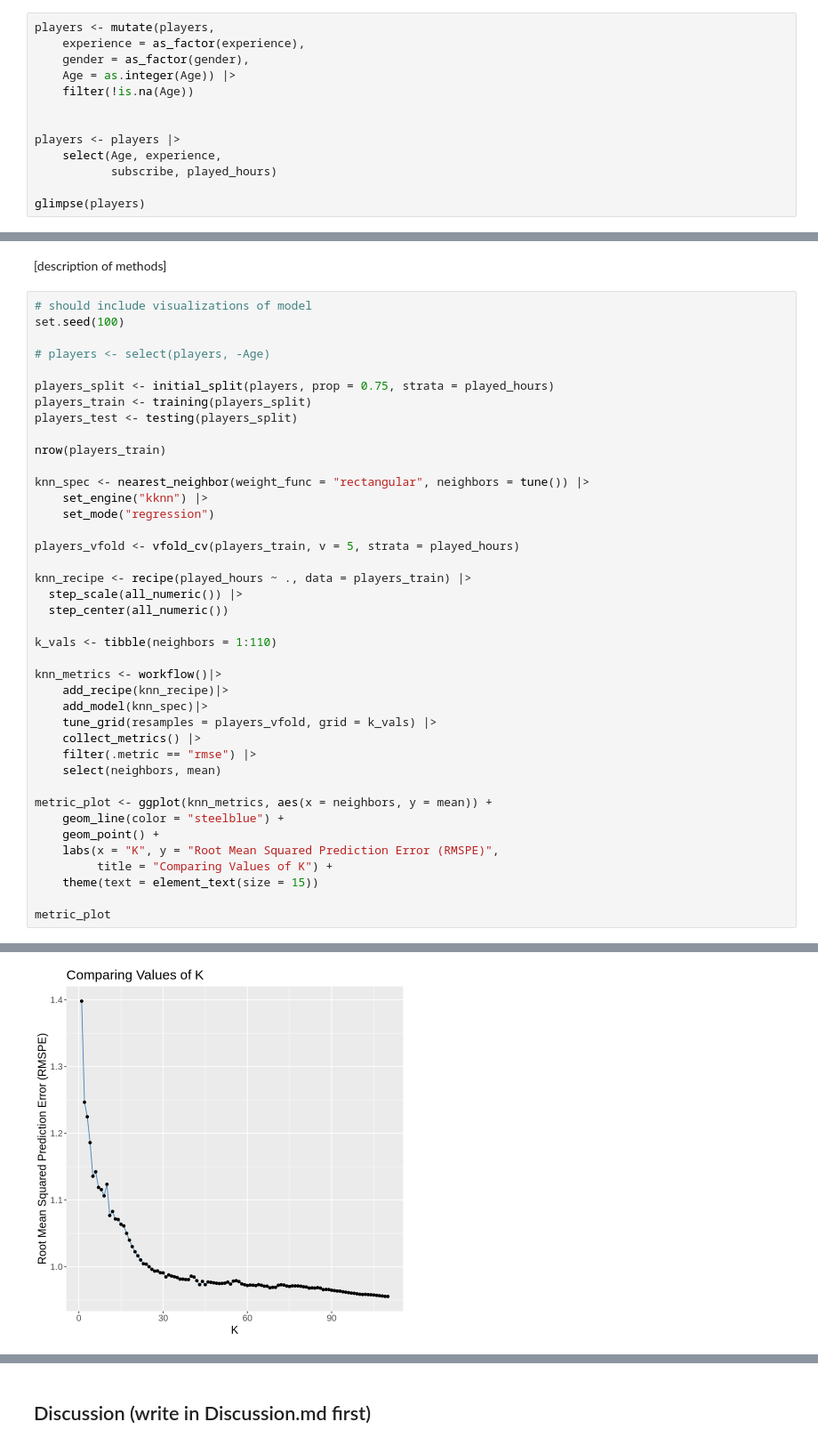
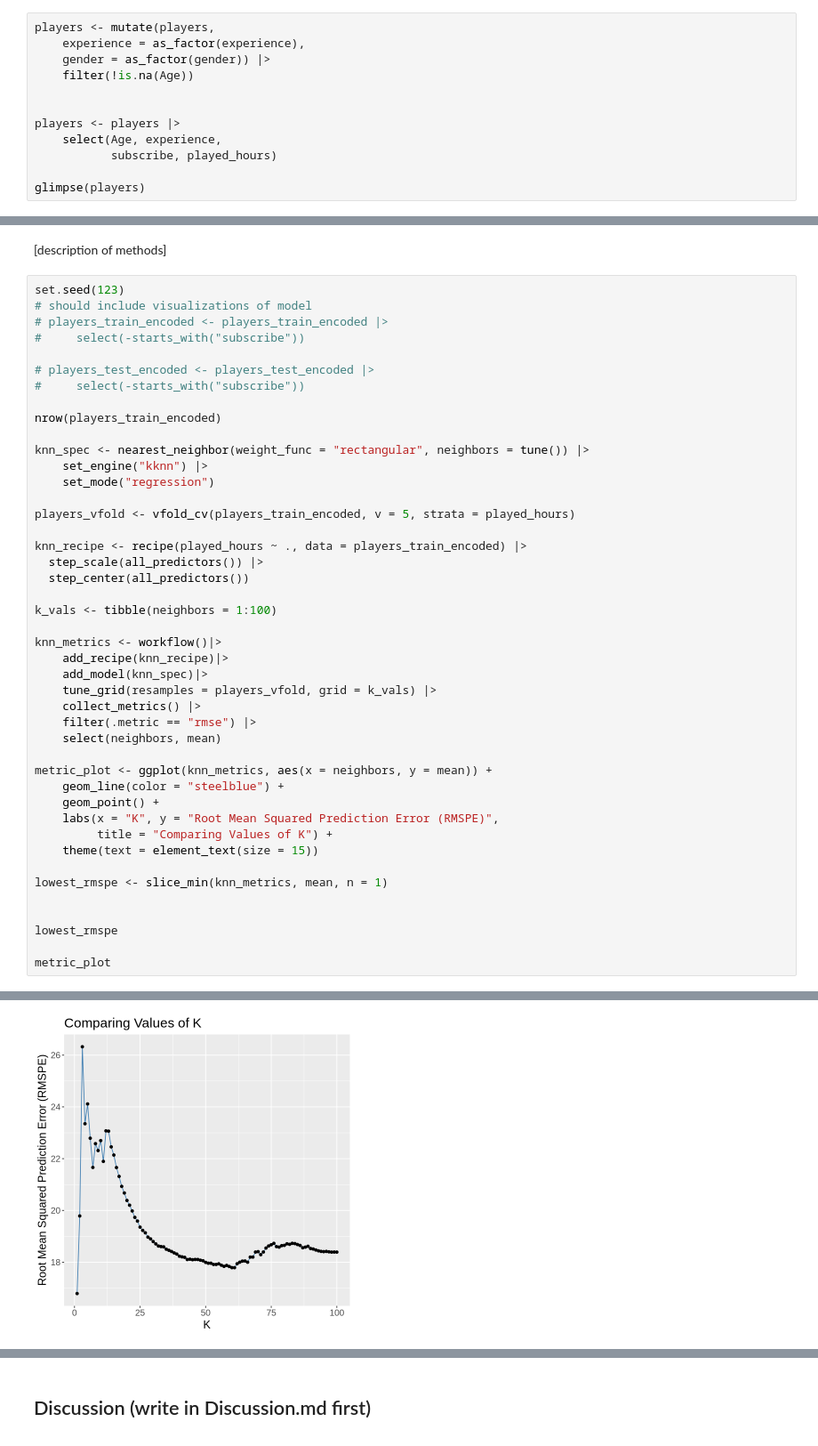
Before and after one commit to HunterBowie/dsci-100-group-005-19, a Jupyter notebook: report.ipynb, the cells around one changed output, grey strips where cells are left out. Shown at 89% size. Drawn from its saved outputs; the diff is of its cells as text.

```diff
--- a/report.ipynb
+++ b/report.ipynb
@@ -80,8 +81,7 @@ We will need to convert the columns to their proper types, so experience will be
 # %%
 players <- mutate(players,
     experience = as_factor(experience),
-    gender = as_factor(gender),
-    Age = as.integer(Age)) |>
+    gender = as_factor(gender)) |>
     filter(!is.na(Age))
 
 
@@ -144,28 +294,27 @@ A tibble: 2 × 2
 # %% [markdown]
 [description of methods]
 # %%
+set.seed(123)
 # should include visualizations of model
-set.seed(100)
+# players_train_encoded <- players_train_encoded |>
+#     select(-starts_with("subscribe"))
 
-# players <- select(players, -Age)
+# players_test_encoded <- players_test_encoded |>
+#     select(-starts_with("subscribe"))
 
-players_split <- initial_split(players, prop = 0.75, strata = played_hours)
-players_train <- training(players_split)
-players_test <- testing(players_split)
-
-nrow(players_train)
+nrow(players_train_encoded)
 
 knn_spec <- nearest_neighbor(weight_func = "rectangular", neighbors = tune()) |>
     set_engine("kknn") |>
     set_mode("regression")
 
-players_vfold <- vfold_cv(players_train, v = 5, strata = played_hours)
+players_vfold <- vfold_cv(players_train_encoded, v = 5, strata = played_hours)
 
-knn_recipe <- recipe(played_hours ~ ., data = players_train) |>
-  step_scale(all_numeric()) |>
-  step_center(all_numeric())
+knn_recipe <- recipe(played_hours ~ ., data = players_train_encoded) |>
+  step_scale(all_predictors()) |>
+  step_center(all_predictors())
 
-k_vals <- tibble(neighbors = 1:110)
+k_vals <- tibble(neighbors = 1:100)
 
 knn_metrics <- workflow()|>
     add_recipe(knn_recipe)|>
@@ -182,6 +331,11 @@ metric_plot <- ggplot(knn_metrics, aes(x = neighbors, y = mean)) +
          title = "Comparing Values of K") +
     theme(text = element_text(size = 15))
 
+lowest_rmspe <- slice_min(knn_metrics, mean, n = 1)
+
+
+lowest_rmspe
+
 metric_plot
 # %% [output]
 [1] 145
@@ -193 +346 @@ There were issues with some computations   A: x1
-[figure, old version]
+[figure, new version]
```
Also changed, not shown: parts of 16 cells of this notebook.
